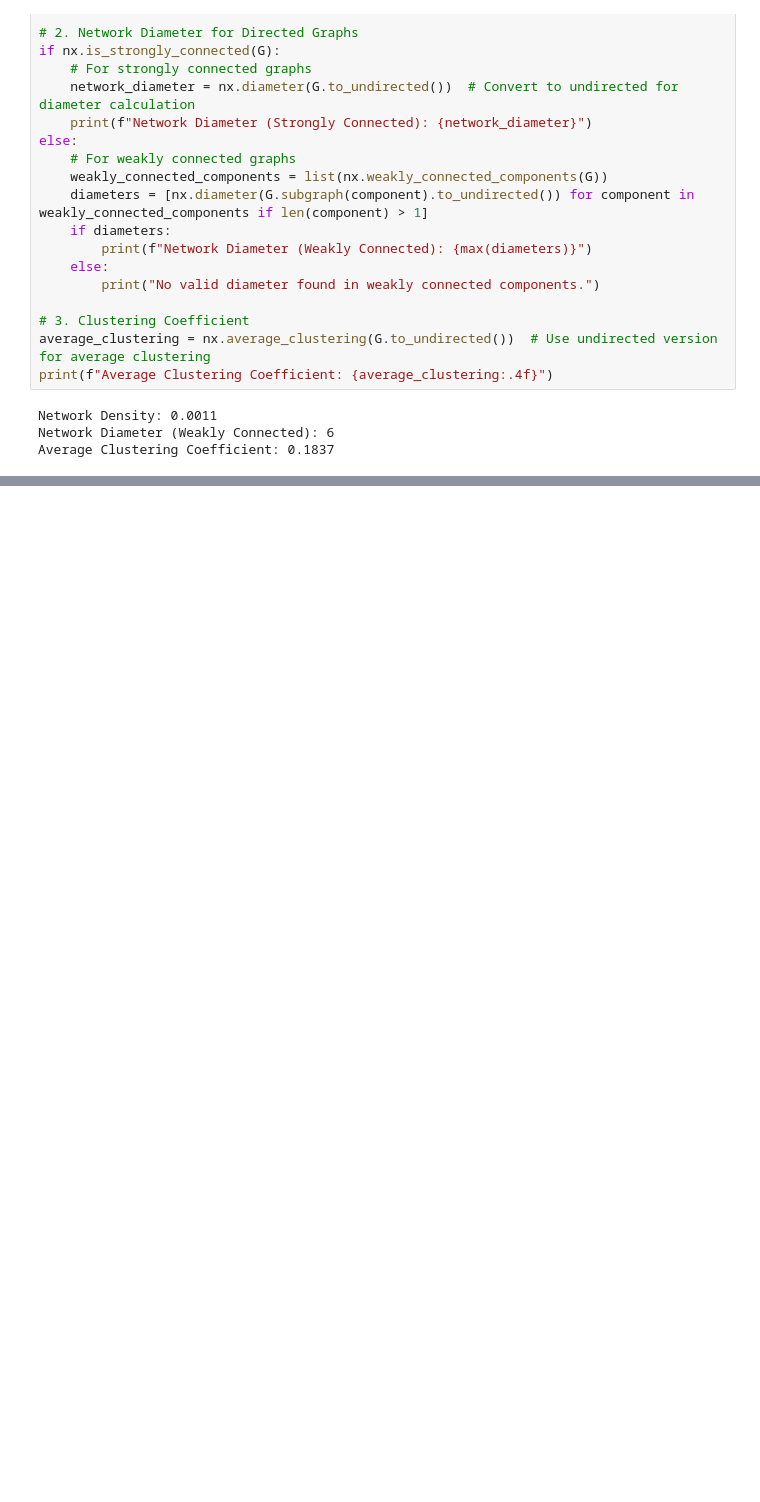
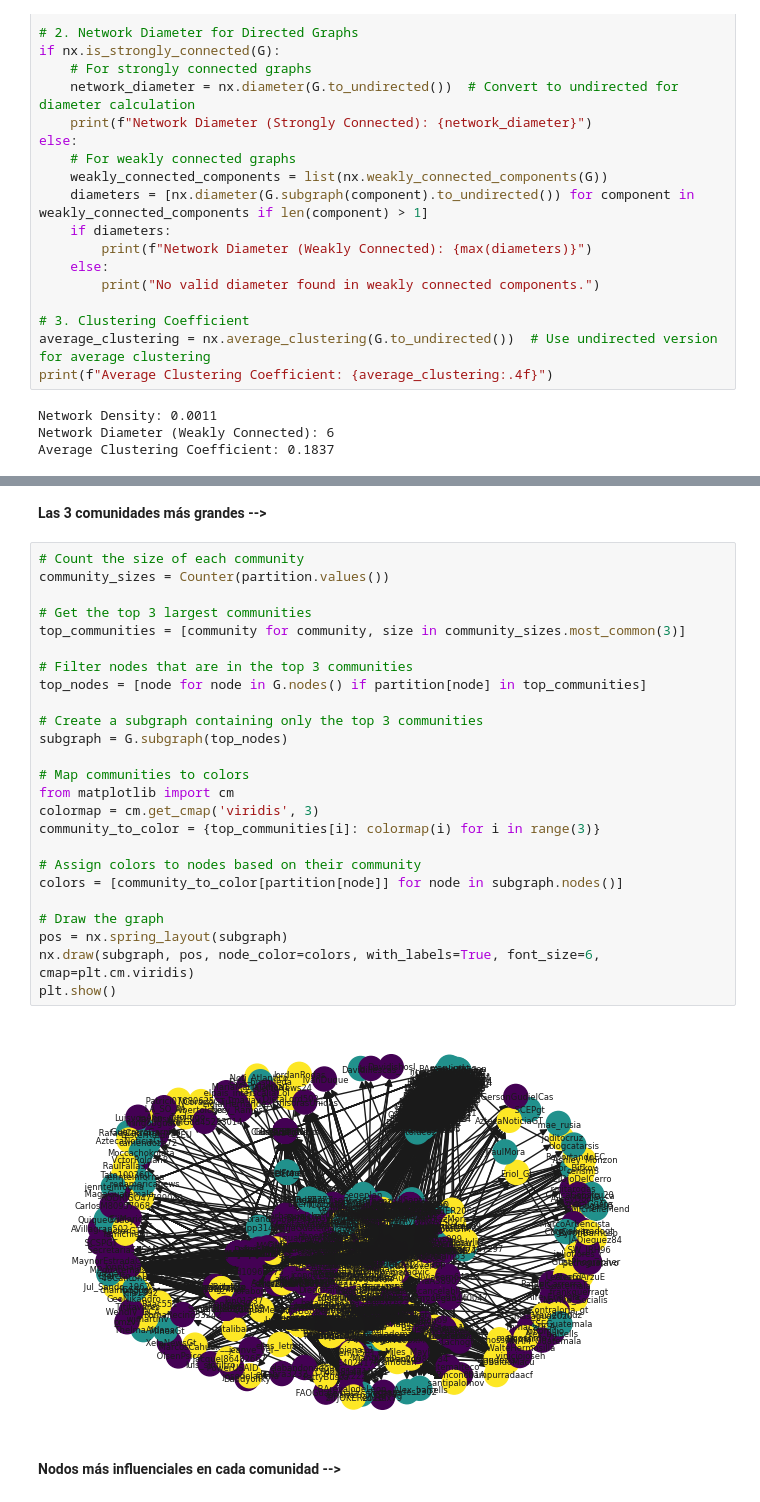
Before and after one commit to Andrea-gt/snetwork-analysis, a Jupyter notebook: snetwork_analysis.ipynb, the cells around one changed output, grey strips where cells are left out. Cells and saved outputs as stored; diff of their text form; blank space fills up the shorter version.

```diff
--- a/snetwork_analysis.ipynb
+++ b/snetwork_analysis.ipynb
@@ -503,0 +532,31 @@ Average Clustering Coefficient: 0.1837
+# %% [markdown]
+**Las 3 comunidades más grandes -->**
+# %%
+# Count the size of each community
+community_sizes = Counter(partition.values())
+
+# Get the top 3 largest communities
+top_communities = [community for community, size in community_sizes.most_common(3)]
+
+# Filter nodes that are in the top 3 communities
+top_nodes = [node for node in G.nodes() if partition[node] in top_communities]
+
+# Create a subgraph containing only the top 3 communities
+subgraph = G.subgraph(top_nodes)
+
+# Map communities to colors
+from matplotlib import cm
+colormap = cm.get_cmap('viridis', 3)
+community_to_color = {top_communities[i]: colormap(i) for i in range(3)}
+
+# Assign colors to nodes based on their community
+colors = [community_to_color[partition[node]] for node in subgraph.nodes()]
+
+# Draw the graph
+pos = nx.spring_layout(subgraph)
+nx.draw(subgraph, pos, node_color=colors, with_labels=True, font_size=6, cmap=plt.cm.viridis)
+plt.show()
+# %% [output]
+[figure, added]
+# %% [markdown]
+**Nodos más influenciales en cada comunidad -->**
```
Also changed, not shown: parts of 23 cells of this notebook.
